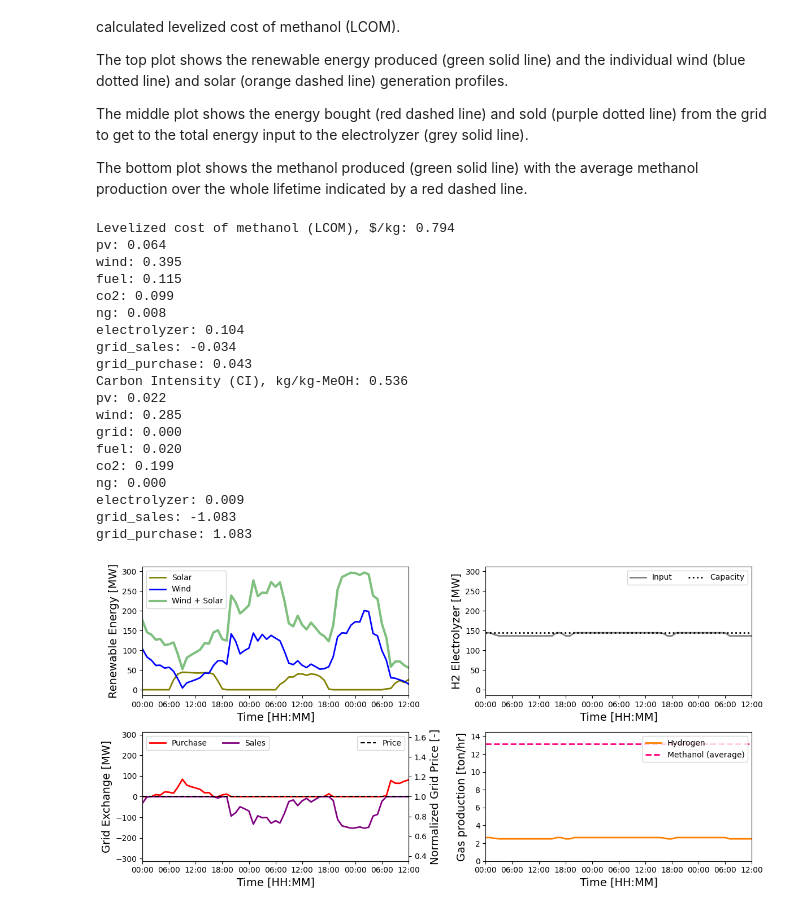
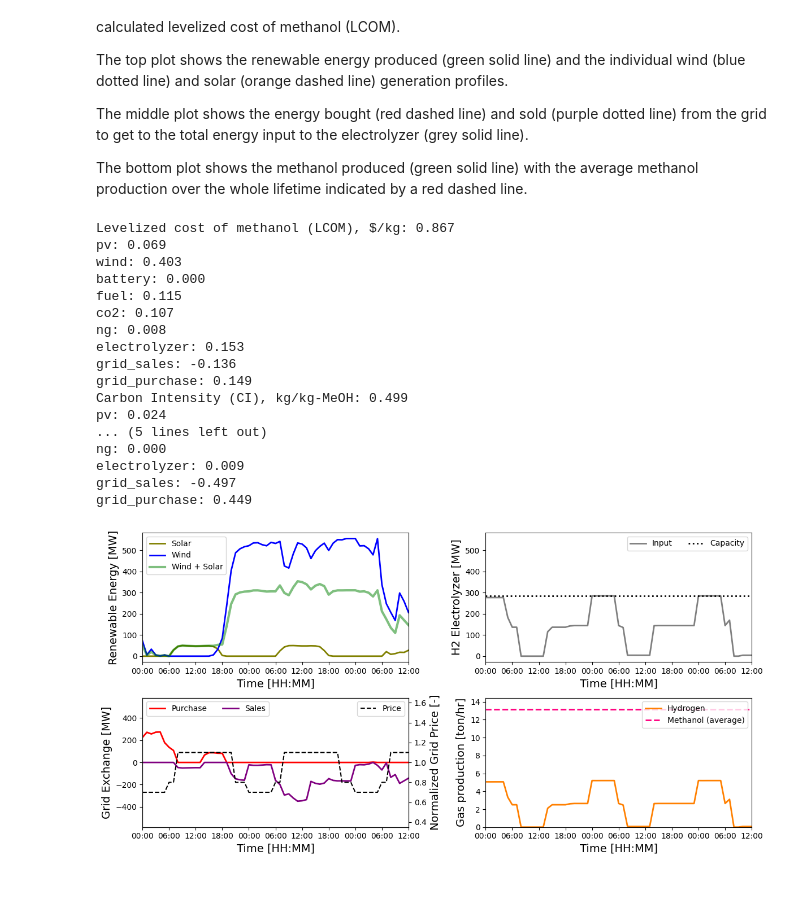
Before and after one commit to jmartin4nrel/HOPP-1, a Jupyter notebook: examples/08-wind-solar-electrolyzer-fuel.ipynb, the cells around one changed output. Saved outputs shown, nothing was run; the diff lists cells and outputs as text; code cells hidden in the pictures.

Commit message:
Resetting to paper defaults with wind hub height fixed

```diff
--- a/examples/08-wind-solar-electrolyzer-fuel.ipynb
+++ b/examples/08-wind-solar-electrolyzer-fuel.ipynb
@@ -43,6 +43,9 @@ hi.system.wind._system_model.Losses.turb_hysteresis_loss = 0
 hi.system.wind._system_model.Losses.turb_perf_loss = 0
 hi.system.wind._system_model.Losses.turb_specific_loss = 0
 hi.system.wind._system_model.Losses.wake_ext_loss = 0
+
+hi.system.wind.rotor_diameter = 124.9
+hi.system.wind.turb_rating = 2800.0
 # %% [markdown]
 ### Use the fuel plant to size the wind, solar, co2 source, and electrolyzer
 
@@ -197,8 +264,8 @@ else:
 
 hi_batt = HoppInterface(hopp_config)
 
-hi.system.dispatch_factors = (1.0,)*8760
-hi_batt.system.dispatch_factors = (1.0,)*8760
+# hi.system.dispatch_factors = (1.0,)*8760
+# hi_batt.system.dispatch_factors = (1.0,)*8760
 
 hi_batt.system.pv._system_model.SystemDesign.dc_ac_ratio = 1.28
 hi_batt.system.pv._system_model.SystemDesign.losses = 14.3
@@ -287,7 +372,7 @@ grid_prices = hi_batt.system.dispatch_factors
 
 # Total hydrogen output timeseries (kg-H2/hour)
 hydrogen_production_kg_s = hybrid_plant.electrolyzer._system_model.output_streams_kg_s['hydrogen']
-hydrogen_production_kg_pr_hr = np.array(hydrogen_production_kg_s*3600)
+hydrogen_production_kg_pr_hr = np.array(hydrogen_production_kg_s)*3600
 # Rated/maximum hydrogen production from electrolysis system
 max_h2_pr_h2 = np.max(hydrogen_production_kg_pr_hr)
 avg_h2_pr_hr = np.mean(hydrogen_production_kg_pr_hr)
@@ -359,46 +444,44 @@ ax[1,1].set_xlabel('Time [Month-Day Hour]',fontsize=14)
 ax[1,1].set_xlabel('Time [HH:MM]',fontsize=14)
 # ax[1,1].set_xlim((hour_start,hour_end))
 ax[1,1].set_ylim((0,max(methanol_production_kg_pr_hr)/1e3*1.1))
 ax[1,1].xaxis.set_major_formatter(dates.DateFormatter('%H:%M'))
 ax[1,1].set_xlim(hours_of_year[hour_start],hours_of_year[hour_end-1])
 
 # ax[2].plot(hours_of_year[hour_start:hour_end],methanol_production_kg_pr_hr[hour_start:hour_end],lw=2,c='green',label='Methanol Produced')
 # ax[2].plot(hours_of_year[hour_start:hour_end],avg_meoh_pr_hr*np.ones(n_hours),lw=2,ls='--',c='red',label='Average methanol')
 # ax[2].legend(loc='center right')
 # ax[2].set_ylabel('Methanol [kg/hr]',fontsize=14)
 # ax[2].set_xlabel('Time [hour of year]',fontsize=14)
 # ax[2].set_xlim((hour_start,hour_end-1))
 
 fig.tight_layout()
 
 lb_kg = 2.208
 MJ_kg = 20.1
 MJ_MMBTU = 1055.
 
 print("Levelized cost of methanol (LCOM), $/kg: {:.3f}".format(hi.system.lc))
 for tech in hi.system.lc_breakdown.keys():
     print(tech+': {:.3f}'.format(hi.system.lc_breakdown[tech]))
 print("Carbon Intensity (CI), kg/kg-MeOH: {:.3f}".format(hi.system.lca['co2_kg_kg']))
 for tech in hi.system.lca_breakdown.keys():
     print(tech+': {:.3f}'.format(hi.system.lca_breakdown[tech]['co2_kg_kg']))
 # %% [output]
-Levelized cost of methanol (LCOM), $/kg: 0.794
-pv: 0.064
-wind: 0.395
+Levelized cost of methanol (LCOM), $/kg: 0.867
+pv: 0.069
+wind: 0.403
+battery: 0.000
 fuel: 0.115
-co2: 0.099
+co2: 0.107
 ng: 0.008
-electrolyzer: 0.104
-grid_sales: -0.034
-grid_purchase: 0.043
-Carbon Intensity (CI), kg/kg-MeOH: 0.536
-pv: 0.022
-wind: 0.285
-grid: 0.000
-fuel: 0.020
-co2: 0.199
+electrolyzer: 0.153
+grid_sales: -0.136
+grid_purchase: 0.149
+Carbon Intensity (CI), kg/kg-MeOH: 0.499
+pv: 0.024
+... (5 lines left out)
 ng: 0.000
 electrolyzer: 0.009
-grid_sales: -1.083
-grid_purchase: 1.083
+grid_sales: -0.497
+grid_purchase: 0.449
-[figure, old version]
+[figure, new version]
```
Also changed, not shown: parts of 2 cells of this notebook, 12 other files.
